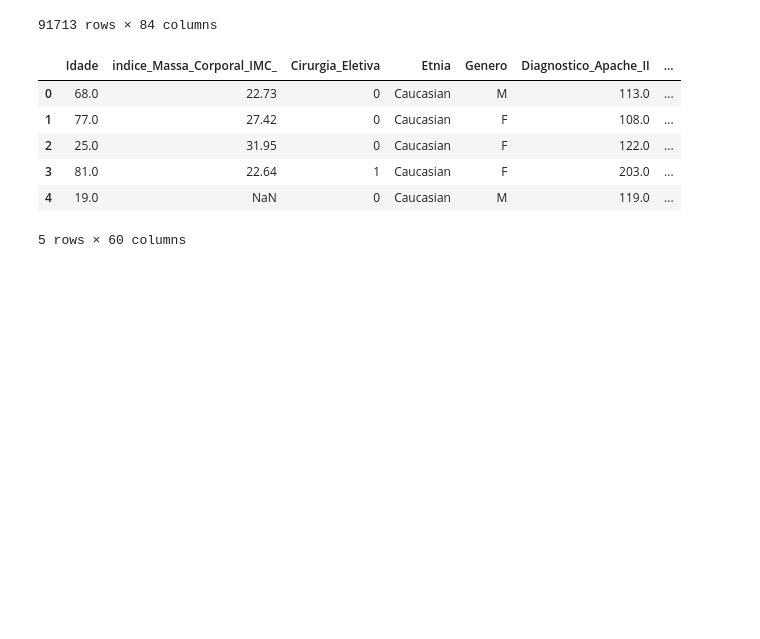
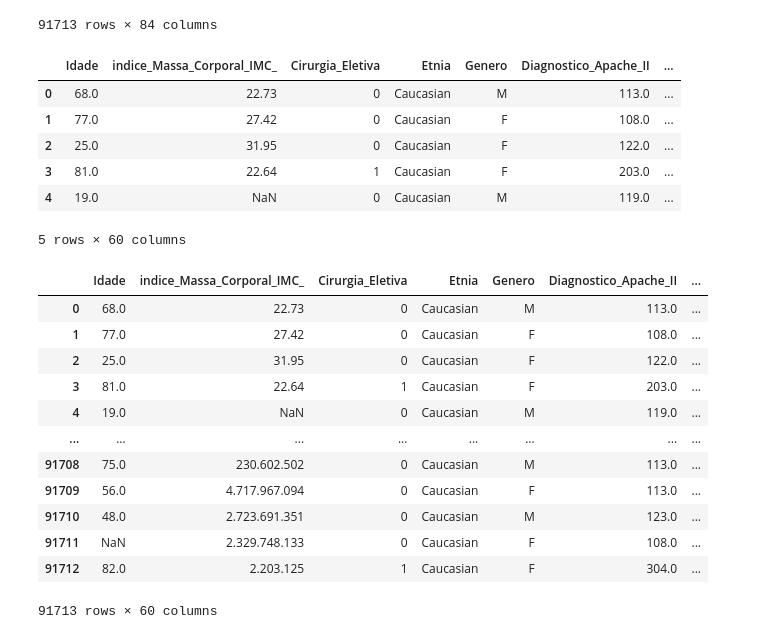
Before and after one commit to uiara/-PISI3_2022.2, a Jupyter notebook: data/A_exp.ipynb, the cells around one changed output. Saved outputs shown, nothing was run; the diff lists cells and outputs as text; code cells hidden in the pictures; blank space fills up the shorter version.

```diff
--- a/data/A_exp.ipynb
+++ b/data/A_exp.ipynb
@@ -218,3 +218,19 @@ colunas_relevantes.head()
 | 3 | 81.0 | 22.64 | 1 | Caucasian | F | 203.0 | ... |
 | 4 | 19.0 | NaN | 0 | Caucasian | M | 119.0 | ... |
 5 rows × 60 columns
+# %%
+colunas_relevantes
+# %% [output]
+|  | Idade | indice_Massa_Corporal_IMC_ | Cirurgia_Eletiva | Etnia | Genero | Diagnostico_Apache_II | ... |
+| 0 | 68.0 | 22.73 | 0 | Caucasian | M | 113.0 | ... |
+| 1 | 77.0 | 27.42 | 0 | Caucasian | F | 108.0 | ... |
+| 2 | 25.0 | 31.95 | 0 | Caucasian | F | 122.0 | ... |
+| 3 | 81.0 | 22.64 | 1 | Caucasian | F | 203.0 | ... |
+| 4 | 19.0 | NaN | 0 | Caucasian | M | 119.0 | ... |
+| ... | ... | ... | ... | ... | ... | ... | ... |
+| 91708 | 75.0 | 230.602.502 | 0 | Caucasian | M | 113.0 | ... |
+| 91709 | 56.0 | 4.717.967.094 | 0 | Caucasian | F | 113.0 | ... |
+| 91710 | 48.0 | 2.723.691.351 | 0 | Caucasian | M | 123.0 | ... |
+| 91711 | NaN | 2.329.748.133 | 0 | Caucasian | F | 108.0 | ... |
+| 91712 | 82.0 | 2.203.125 | 1 | Caucasian | F | 304.0 | ... |
+91713 rows × 60 columns
```
